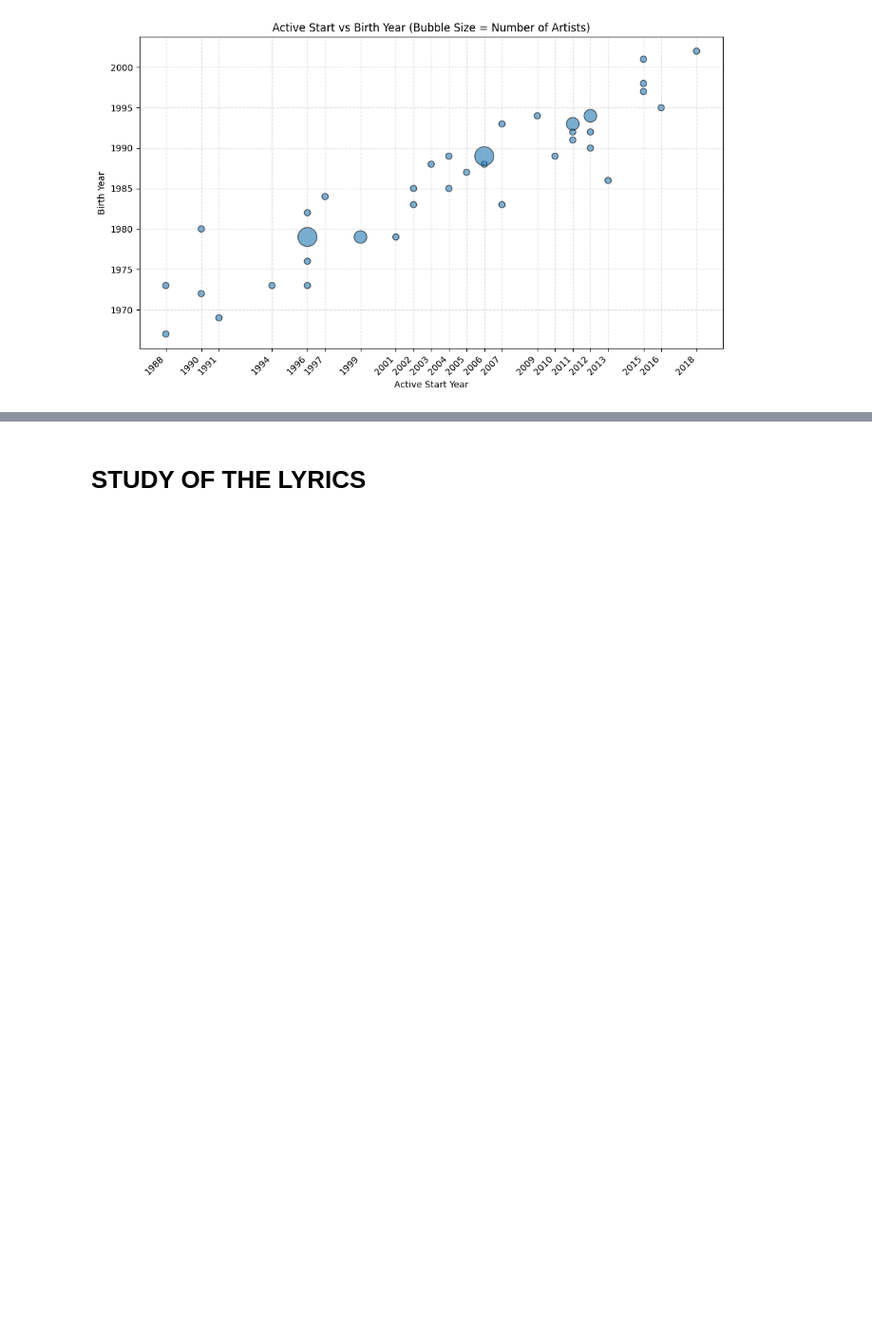
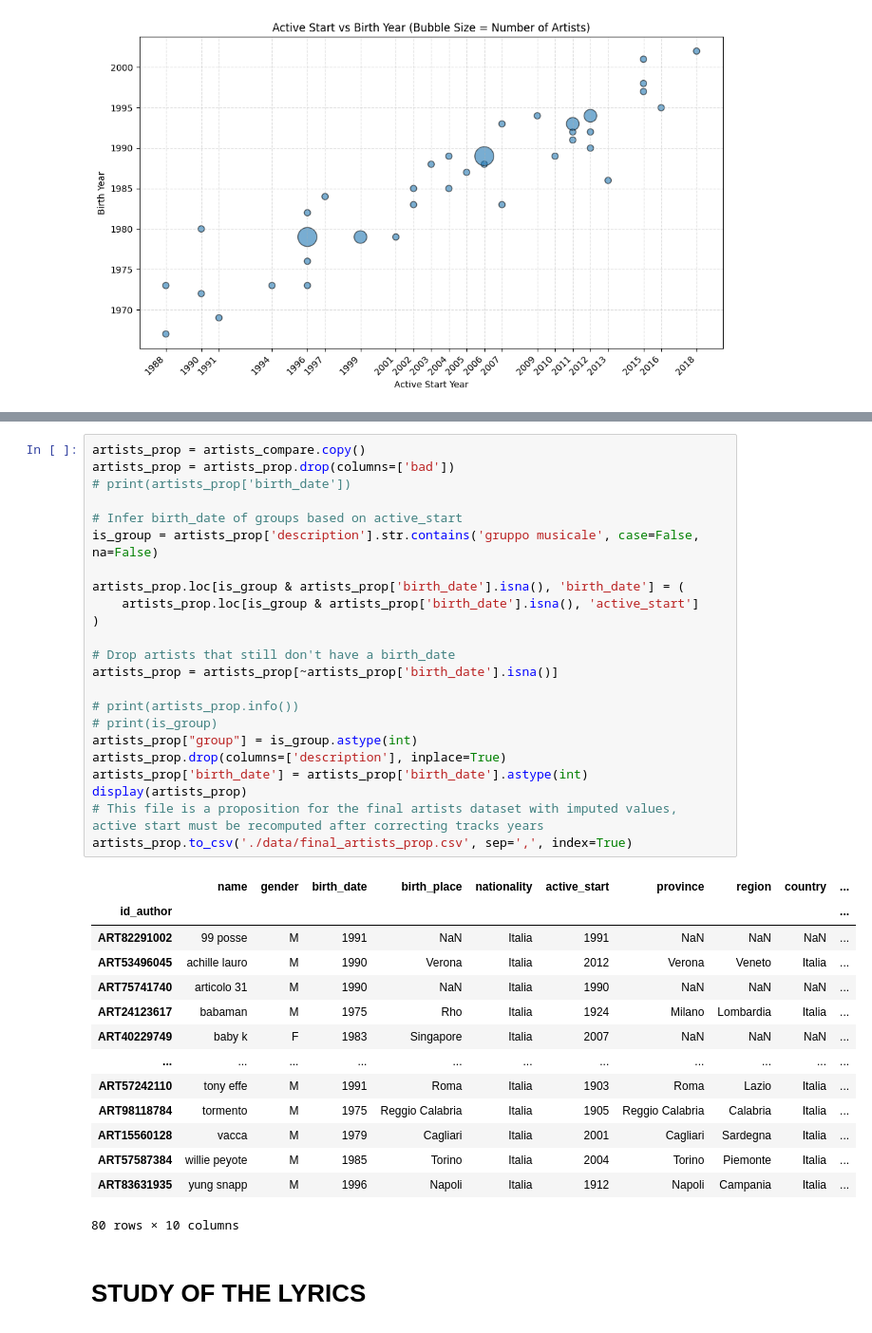
Before and after one commit to MicheleP1004/DATA_MINING_PRJ, a Jupyter notebook: data_understanding.ipynb, the cells around one changed output, grey strips where cells are left out. Shown at 95% size. Saved outputs shown, nothing was run; the diff lists cells and outputs as text; blank space fills up the shorter version.

Commit message:
Drop descrizione artisti, inserita colonna gruppi bool, inferite date nascita gruppi

```diff
--- a/data_understanding.ipynb
+++ b/data_understanding.ipynb
@@ -528,6 +530,44 @@ Percentage of dataset that became bad: 26.92%
 Percentage of dataset that remains bad: 0.00%
 We can see that we managed to impute all missing active_start values based on tracks data, at the cost of a lot of noise.
 We can try to impute or drop bad years and retry this imputation
+# %%
+artists_prop = artists_compare.copy()
+artists_prop = artists_prop.drop(columns=['bad'])
+# print(artists_prop['birth_date'])
+
+# Infer birth_date of groups based on active_start
+is_group = artists_prop['description'].str.contains('gruppo musicale', case=False, na=False)
+
+artists_prop.loc[is_group & artists_prop['birth_date'].isna(), 'birth_date'] = (
+    artists_prop.loc[is_group & artists_prop['birth_date'].isna(), 'active_start']
+)
+
+# Drop artists that still don't have a birth_date
+artists_prop = artists_prop[~artists_prop['birth_date'].isna()]
+
+# print(artists_prop.info())
+# print(is_group)
+artists_prop["group"] = is_group.astype(int)
+artists_prop.drop(columns=['description'], inplace=True)
+artists_prop['birth_date'] = artists_prop['birth_date'].astype(int)
+display(artists_prop)
+# This file is a proposition for the final artists dataset with imputed values, active start must be recomputed after correcting tracks years
+artists_prop.to_csv('./data/final_artists_prop.csv', sep=',', index=True)
+# %% [output]
+|  | name | gender | birth_date | birth_place | nationality | active_start | province | region | country | ... |
+| id_author |  |  |  |  |  |  |  |  |  | ... |
+| ART82291002 | 99 posse | M | 1991 | NaN | Italia | 1991 | NaN | NaN | NaN | ... |
+| ART53496045 | achille lauro | M | 1990 | Verona | Italia | 2012 | Verona | Veneto | Italia | ... |
+| ART75741740 | articolo 31 | M | 1990 | NaN | Italia | 1990 | NaN | NaN | NaN | ... |
+| ART24123617 | babaman | M | 1975 | Rho | Italia | 1924 | Milano | Lombardia | Italia | ... |
+| ART40229749 | baby k | F | 1983 | Singapore | Italia | 2007 | NaN | NaN | NaN | ... |
+| ... | ... | ... | ... | ... | ... | ... | ... | ... | ... | ... |
+| ART57242110 | tony effe | M | 1991 | Roma | Italia | 1903 | Roma | Lazio | Italia | ... |
+| ART98118784 | tormento | M | 1975 | Reggio Calabria | Italia | 1905 | Reggio Calabria | Calabria | Italia | ... |
+| ART15560128 | vacca | M | 1979 | Cagliari | Italia | 2001 | Cagliari | Sardegna | Italia | ... |
+| ART57587384 | willie peyote | M | 1985 | Torino | Italia | 2004 | Torino | Piemonte | Italia | ... |
+| ART83631935 | yung snapp | M | 1996 | Napoli | Italia | 1912 | Napoli | Campania | Italia | ... |
+80 rows × 10 columns
 # %% [markdown]
 # STUDY OF THE LYRICS
 # %%
```
Also changed, not shown: parts of 5 cells of this notebook, 2 other files.
